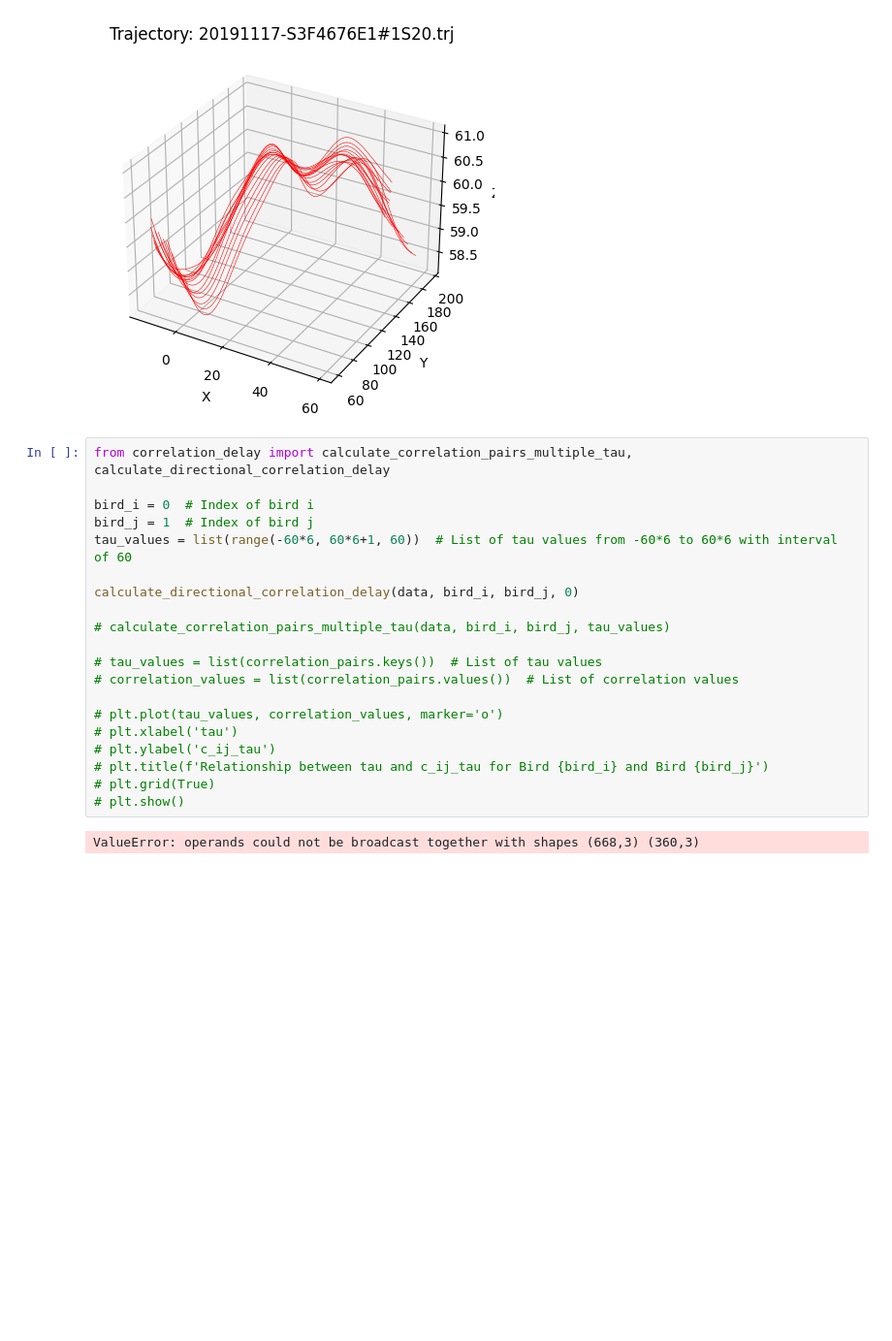
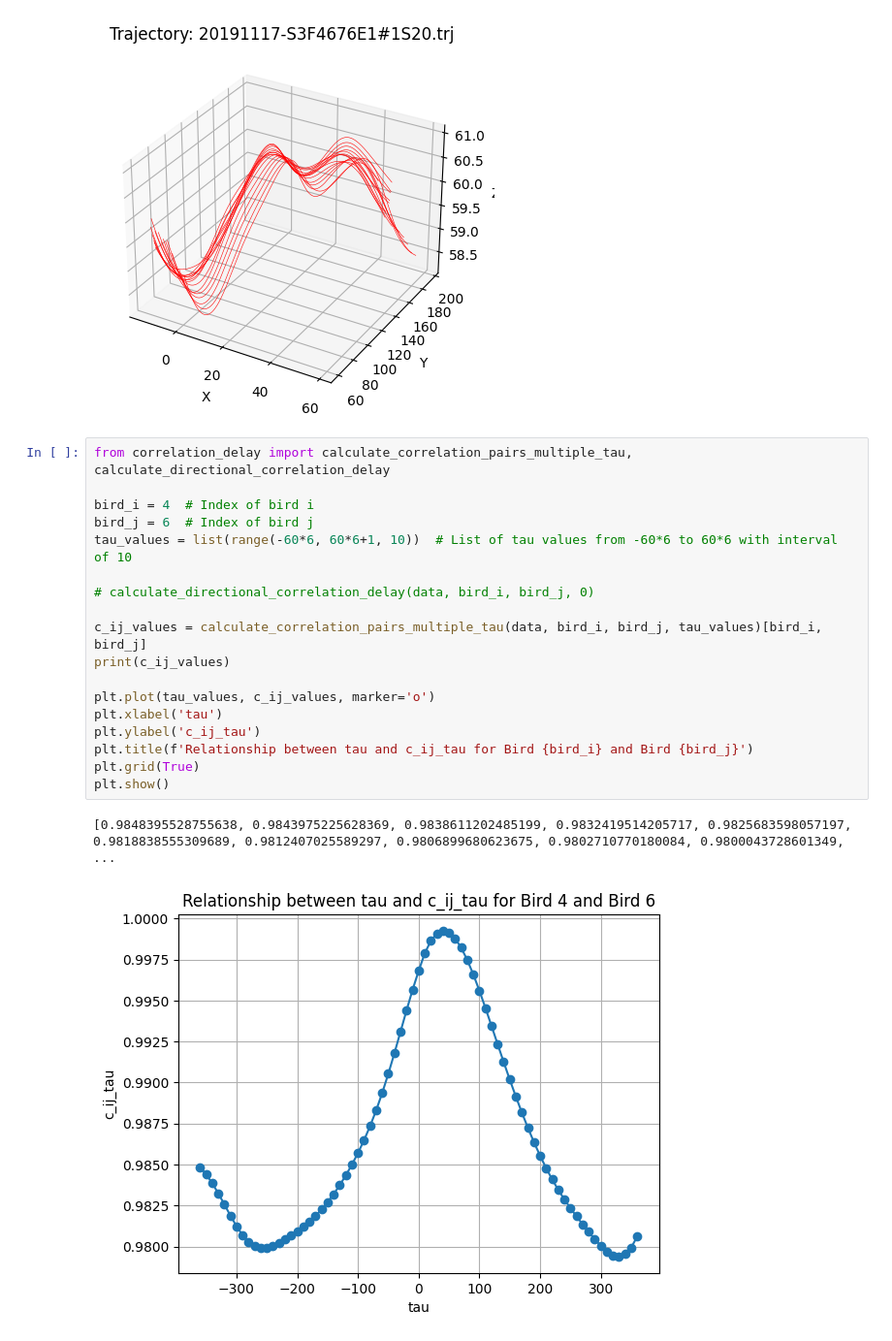
Before and after one commit to Vickers-Zhu/Trajectory, a Jupyter notebook: Trajectory.ipynb, the cells around one changed output. Shown at 97% size. Cells and saved outputs as stored; diff of their text form; blank space fills up the shorter version.

```diff
--- a/Trajectory.ipynb
+++ b/Trajectory.ipynb
@@ -43,22 +43,21 @@ plt.show()
 # %%
 from correlation_delay import calculate_correlation_pairs_multiple_tau, calculate_directional_correlation_delay
 
-bird_i = 0  # Index of bird i
-bird_j = 1  # Index of bird j
-tau_values = list(range(-60*6, 60*6+1, 60))  # List of tau values from -60*6 to 60*6 with interval of 60
+bird_i = 4  # Index of bird i
+bird_j = 6  # Index of bird j
+tau_values = list(range(-60*6, 60*6+1, 10))  # List of tau values from -60*6 to 60*6 with interval of 10
 
-calculate_directional_correlation_delay(data, bird_i, bird_j, 0)
+# calculate_directional_correlation_delay(data, bird_i, bird_j, 0)
 
-# calculate_correlation_pairs_multiple_tau(data, bird_i, bird_j, tau_values)
+c_ij_values = calculate_correlation_pairs_multiple_tau(data, bird_i, bird_j, tau_values)[bird_i, bird_j]
+print(c_ij_values)
 
-# tau_values = list(correlation_pairs.keys())  # List of tau values
-# correlation_values = list(correlation_pairs.values())  # List of correlation values
-
-# plt.plot(tau_values, correlation_values, marker='o')
-# plt.xlabel('tau')
-# plt.ylabel('c_ij_tau')
-# plt.title(f'Relationship between tau and c_ij_tau for Bird {bird_i} and Bird {bird_j}')
-# plt.grid(True)
-# plt.show()
+plt.plot(tau_values, c_ij_values, marker='o')
+plt.xlabel('tau')
+plt.ylabel('c_ij_tau')
+plt.title(f'Relationship between tau and c_ij_tau for Bird {bird_i} and Bird {bird_j}')
+plt.grid(True)
+plt.show()
 # %% [output]
-ValueError: operands could not be broadcast together with shapes (668,3) (360,3)
+[0.9848395528755638, 0.9843975225628369, 0.9838611202485199, 0.9832419514205717, 0.9825683598057197, 0.9818838555309689, 0.9812407025589297, 0.9806899680623675, 0.9802710770180084, 0.9800043728601349, ...
+[figure, added]
```
Also changed, not shown: 1 other file.
